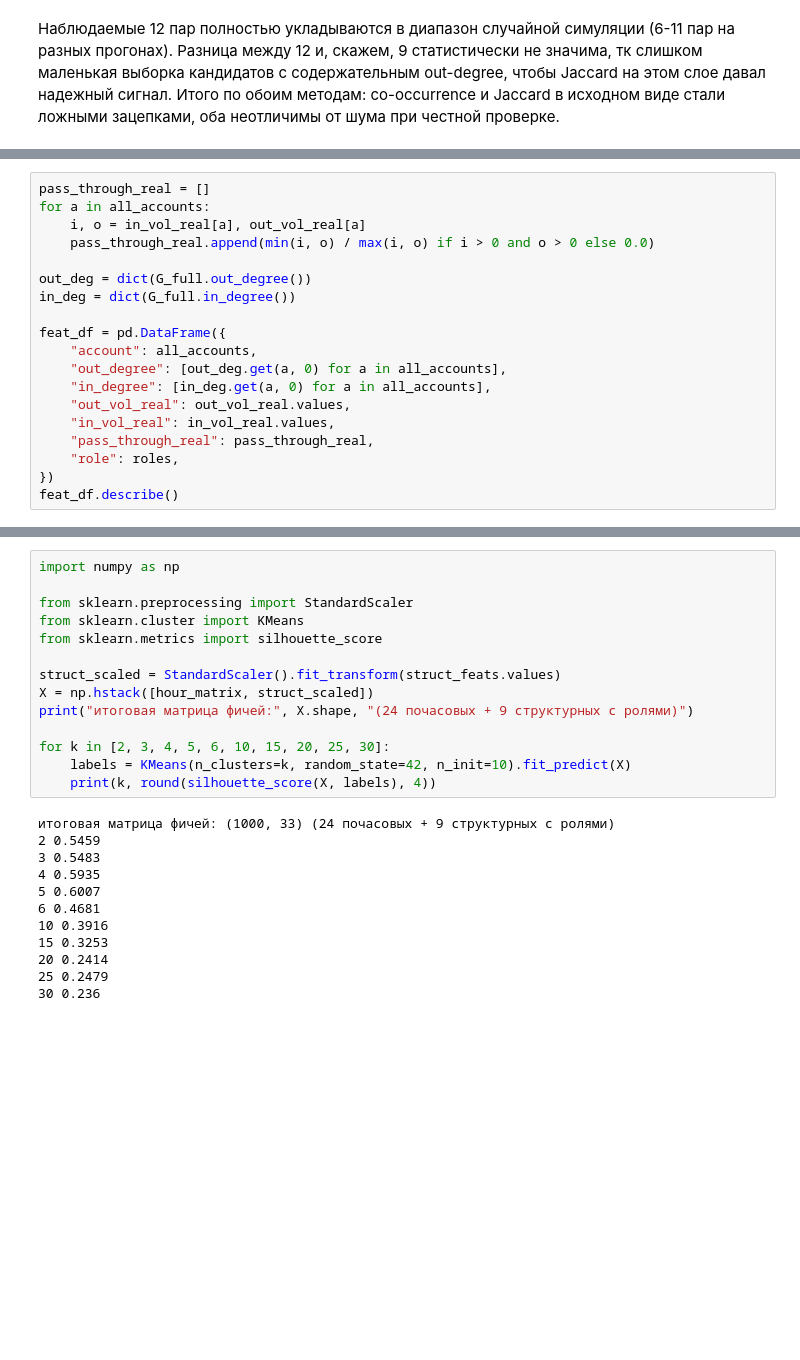
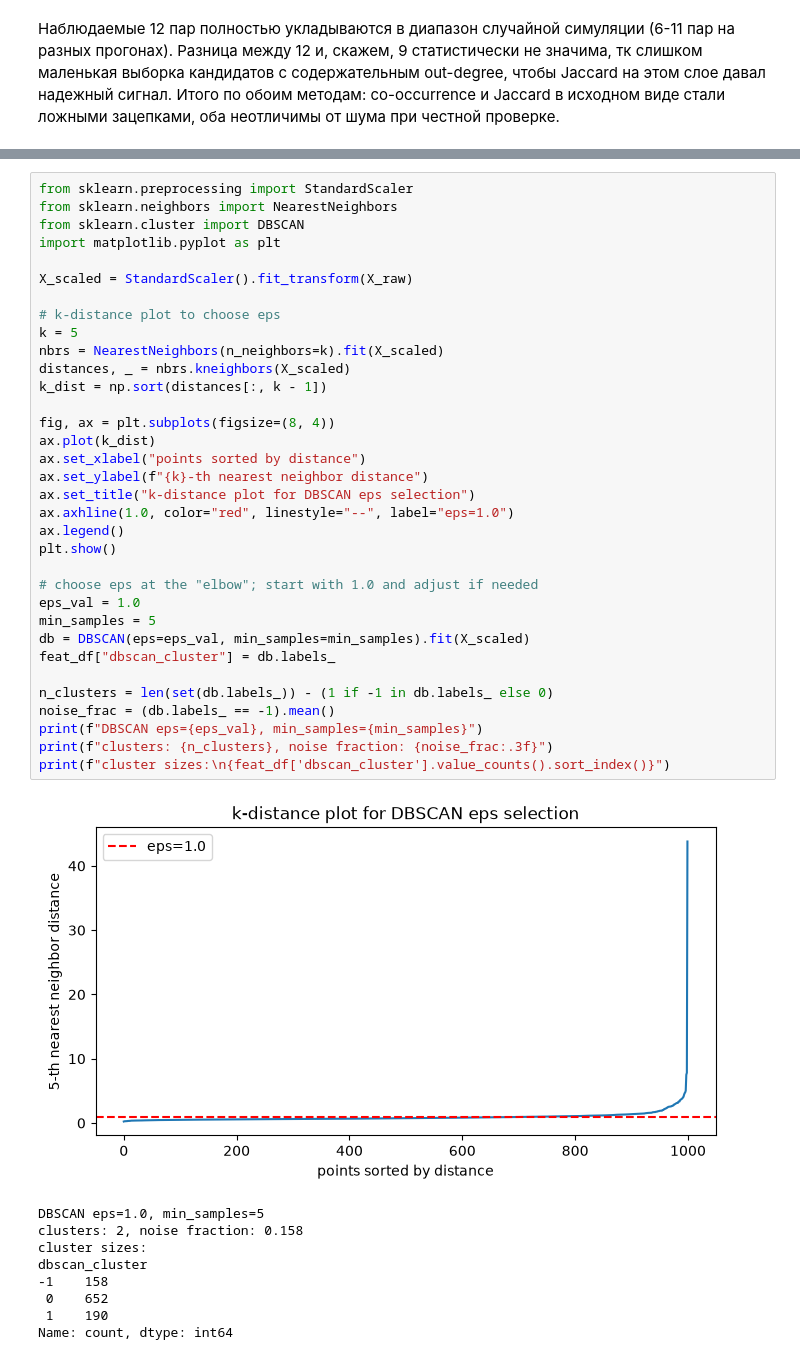
Before and after one commit to Grimb000/account-graph-analysis, a Jupyter notebook: notebook.ipynb, the cells around one changed output, grey strips where cells are left out. Cells and saved outputs as stored; diff of their text form; blank space fills up the shorter version.

```diff
--- a/notebook.ipynb
+++ b/notebook.ipynb
@@ -596,19 +824,0 @@ Name: count, dtype: int64
-# %%
-pass_through_real = []
-for a in all_accounts:
-    i, o = in_vol_real[a], out_vol_real[a]
-    pass_through_real.append(min(i, o) / max(i, o) if i > 0 and o > 0 else 0.0)
-
-out_deg = dict(G_full.out_degree())
-in_deg = dict(G_full.in_degree())
-
-feat_df = pd.DataFrame({
-    "account": all_accounts,
-    "out_degree": [out_deg.get(a, 0) for a in all_accounts],
-    "in_degree": [in_deg.get(a, 0) for a in all_accounts],
-    "out_vol_real": out_vol_real.values,
-    "in_vol_real": in_vol_real.values,
-    "pass_through_real": pass_through_real,
-    "role": roles,
-})
-feat_df.describe()
@@ -641,27 +825,45 @@ struct_feats.head()
 # %%
-import numpy as np
+from sklearn.preprocessing import StandardScaler
+from sklearn.neighbors import NearestNeighbors
+from sklearn.cluster import DBSCAN
+import matplotlib.pyplot as plt
 
-from sklearn.preprocessing import StandardScaler
-from sklearn.cluster import KMeans
-from sklearn.metrics import silhouette_score
+X_scaled = StandardScaler().fit_transform(X_raw)
 
-struct_scaled = StandardScaler().fit_transform(struct_feats.values)
-X = np.hstack([hour_matrix, struct_scaled])
-print("итоговая матрица фичей:", X.shape, "(24 почасовых + 9 структурных с ролями)")
+# k-distance plot to choose eps
+k = 5
+nbrs = NearestNeighbors(n_neighbors=k).fit(X_scaled)
+distances, _ = nbrs.kneighbors(X_scaled)
+k_dist = np.sort(distances[:, k - 1])
 
-for k in [2, 3, 4, 5, 6, 10, 15, 20, 25, 30]:
-    labels = KMeans(n_clusters=k, random_state=42, n_init=10).fit_predict(X)
-    print(k, round(silhouette_score(X, labels), 4))
+fig, ax = plt.subplots(figsize=(8, 4))
+ax.plot(k_dist)
+ax.set_xlabel("points sorted by distance")
+ax.set_ylabel(f"{k}-th nearest neighbor distance")
+ax.set_title("k-distance plot for DBSCAN eps selection")
+ax.axhline(1.0, color="red", linestyle="--", label="eps=1.0")
+ax.legend()
+plt.show()
+
+# choose eps at the "elbow"; start with 1.0 and adjust if needed
+eps_val = 1.0
+min_samples = 5
+db = DBSCAN(eps=eps_val, min_samples=min_samples).fit(X_scaled)
+feat_df["dbscan_cluster"] = db.labels_
+
+n_clusters = len(set(db.labels_)) - (1 if -1 in db.labels_ else 0)
+noise_frac = (db.labels_ == -1).mean()
+print(f"DBSCAN eps={eps_val}, min_samples={min_samples}")
+print(f"clusters: {n_clusters}, noise fraction: {noise_frac:.3f}")
+print(f"cluster sizes:\n{feat_df['dbscan_cluster'].value_counts().sort_index()}")
 # %% [output]
+[figure, added]
-итоговая матрица фичей: (1000, 33) (24 почасовых + 9 структурных с ролями)
-2 0.5459
-3 0.5483
-4 0.5935
-5 0.6007
-6 0.4681
-10 0.3916
-15 0.3253
-20 0.2414
-25 0.2479
-30 0.236
+DBSCAN eps=1.0, min_samples=5
+clusters: 2, noise fraction: 0.158
+cluster sizes:
+dbscan_cluster
+-1    158
+ 0    652
+ 1    190
+Name: count, dtype: int64
 # %%
```
Also changed, not shown: parts of 57 cells of this notebook, 4 other files.
